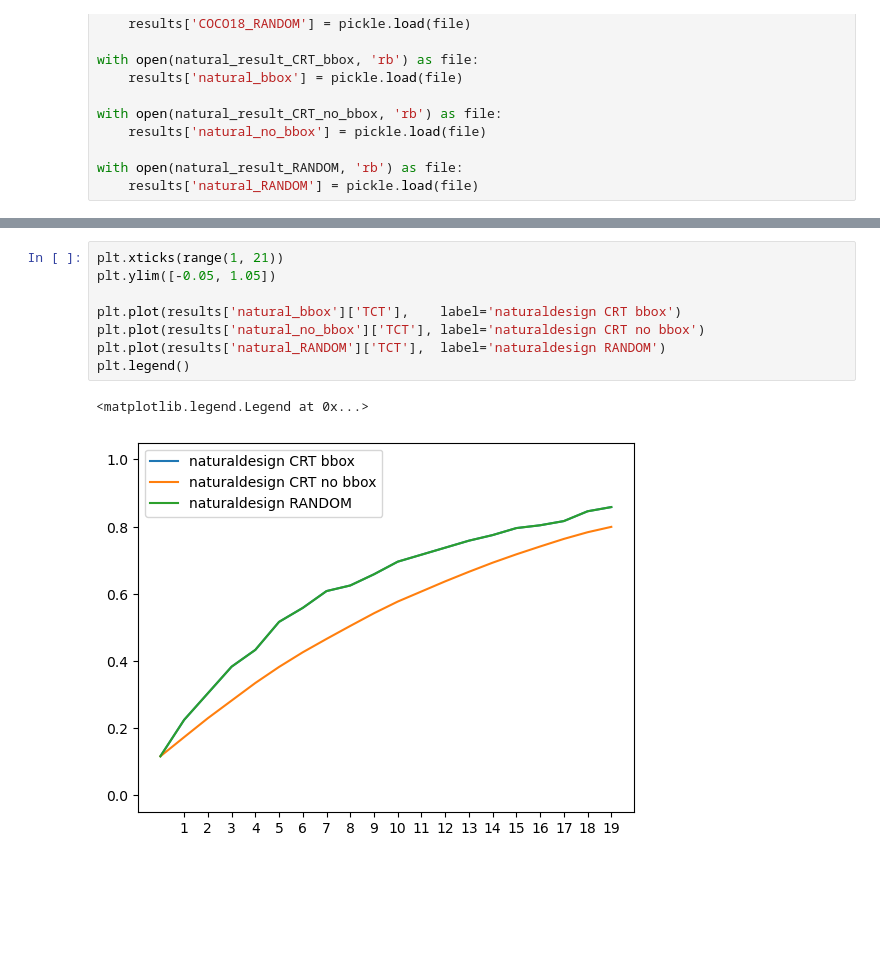
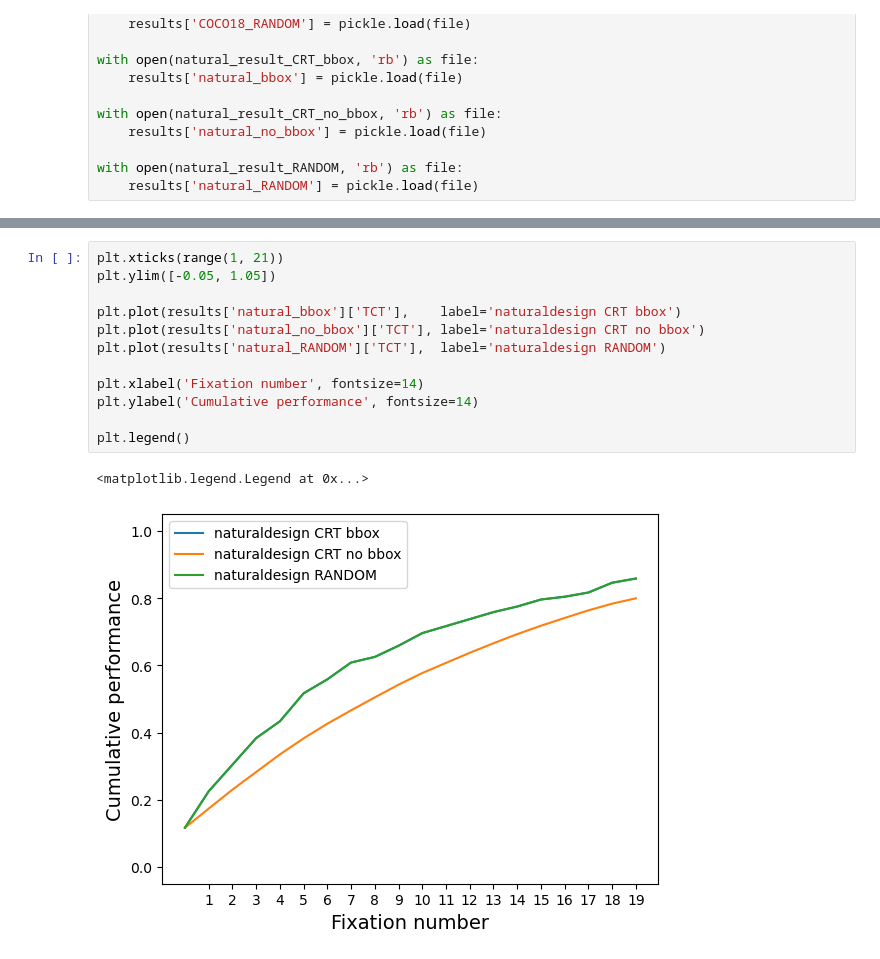
Before and after one commit to tuanisworkingonsomeprojects/TCT-visual-search, a Jupyter notebook: TCT notebooks/[Result].ipynb, the cells around one changed output, grey strips where cells are left out. Saved outputs shown, nothing was run; the diff lists cells and outputs as text; blank space fills up the shorter version.

```diff
--- a/TCT notebooks/[Result].ipynb
+++ b/TCT notebooks/[Result].ipynb
@@ -69,11 +77,15 @@ plt.legend()
 # %%
 plt.xticks(range(1, 21))
 plt.ylim([-0.05, 1.05])
 
 plt.plot(results['natural_bbox']['TCT'],    label='naturaldesign CRT bbox')
 plt.plot(results['natural_no_bbox']['TCT'], label='naturaldesign CRT no bbox')
 plt.plot(results['natural_RANDOM']['TCT'],  label='naturaldesign RANDOM')
+
+plt.xlabel('Fixation number', fontsize=14)
+plt.ylabel('Cumulative performance', fontsize=14)
+
 plt.legend()
 # %% [output]
 <matplotlib.legend.Legend at 0x...>
-[figure, old version]
+[figure, new version]
```
Also changed, not shown: parts of 2 cells of this notebook, 2 other files.
